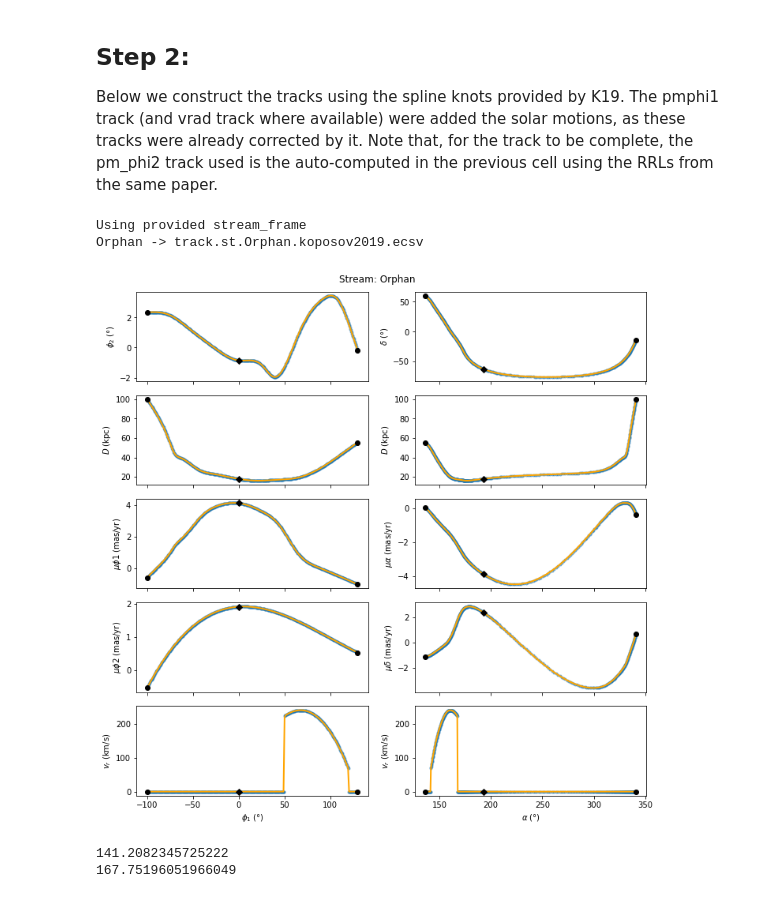
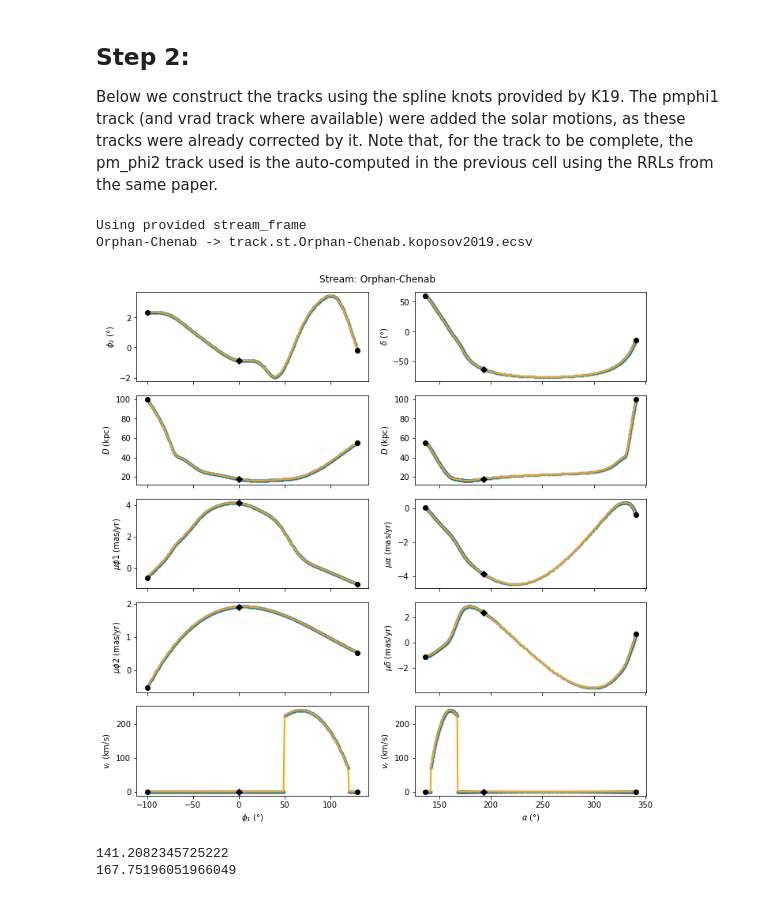
Before and after one commit to cmateu/galstreams, a Jupyter notebook: galstreams/tracks/standardized_tracks.ipynb, the cells around one changed output. Cells and saved outputs as stored; diff of their text form; code cells hidden in the pictures.

Commit message:
Orphan/Chenab Fjorm/M68 Gjoll/NGC3201 OCen/Fim name changes

```diff
--- a/galstreams/tracks/standardized_tracks.ipynb
+++ b/galstreams/tracks/standardized_tracks.ipynb
@@ -1246,36 +1276,36 @@ zz = ac. SkyCoord(phi1=phi1s*u.deg, phi2=phi2s*u.deg, distance=Ds*u.kpc,
                   frame=stream_frame)
 sun_reflex = gc.reflex_correct(zz,galactocentric_frame=ac.Galactocentric(galcen_distance=8.34*u.kpc, galcen_v_sun=(11.1,240.+12.24,7.25)*u.km/u.s) )
 
 coo = ac.SkyCoord(phi1=phi1s*u.deg, phi2=phi2s*u.deg, distance=Ds*u.kpc, frame=stream_frame)
 #Sun's peculiar velocity from Schönrich, R., Binney, J., & Dehnen, W. 2010, MNRAS, 403, 1829.
 #VLSR=240 and Rsun=8.34kpc from Reid, M. J., Menten, K. M., Brunthaler, A., et al. 2014, ApJ, 783, 130
 vhel = gc.vgsr_to_vhel(coordinate=coo.galactic, vgsr=vgsrs*u.km/u.s, vsun=(11.1,240.+12.24,7.25)*u.km/u.s)  #just to check sun_reflex correction
 
 #radial velocity is only valid in range phi=[50,120]
 m = (phi1s<50) | (phi1s>120)
 vhel[m] =0*u.km/u.s
 
 
 #Build the track after having removed the solar reflex correction in pm_phi1 (pm_phi2 comes from a diff source, it was not corrected)
 stream_track = ac.SkyCoord(phi1=phi1s*u.deg, phi2=phi2s*u.deg, distance=Ds*u.kpc, frame=stream_frame,
                            pm_phi1_cosphi2=muphi1s*u.mas/u.yr -sun_reflex.pm_phi1_cosphi2,
                            pm_phi2=muphi2s*u.mas/u.yr, #does not have solar reflex correction, its from a different source
                           radial_velocity=vhel)
 #                            radial_velocity=zeros*u.km/u.s)
 
 
 Ref = "koposov2019"
-Name,ShortName= "Orphan","Orp"
+Name,ShortName= "Orphan-Chenab","Orp"
 
 
 ftrack=generate_track_from_points_plot_and_store(stream_track.icrs, Name, Ref, deg=30, mid_point=None,
                                                  ShortName=ShortName, interpolate=True, kind='linear',
                                                  clf=False, plot_obs=True, stream_frame=stream_frame,
                                                  return_track=True, InfoFlags="1111" )
 # %% [output]
 Using provided stream_frame
-Orphan -> track.st.Orphan.koposov2019.ecsv
+Orphan-Chenab -> track.st.Orphan-Chenab.koposov2019.ecsv
-[figure, old version]
+[figure, new version]
 # %%
 print(ftrack.ra[(ftrack.radial_velocity.value<10) & (ftrack.ra.deg<160.)].max().deg)
 print(ftrack.ra[(ftrack.radial_velocity.value<10) & (ftrack.ra.deg>160.)].min().deg)
```
Also changed, not shown: parts of 7 cells of this notebook, 2 other files.
